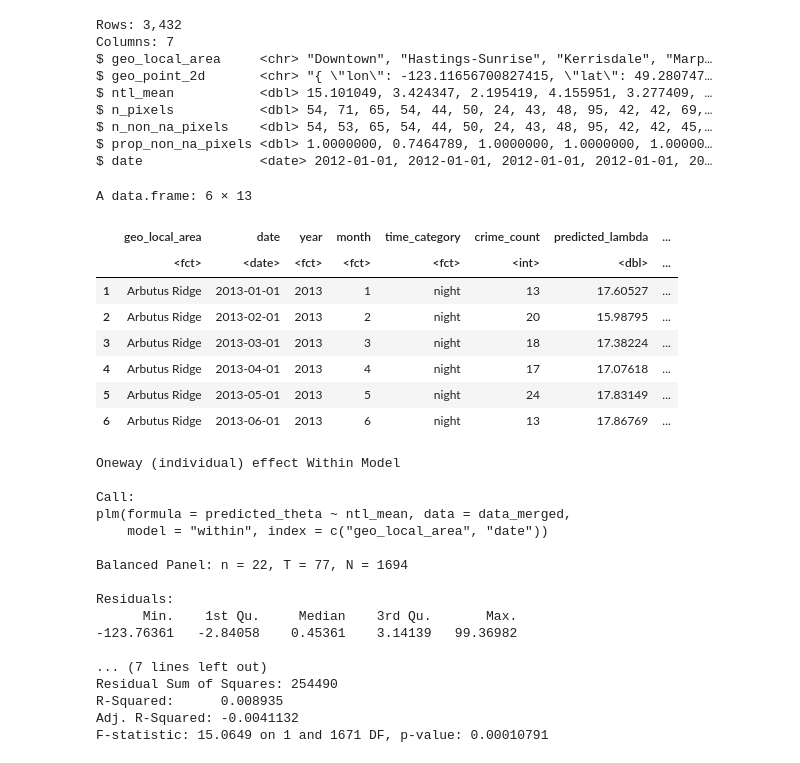
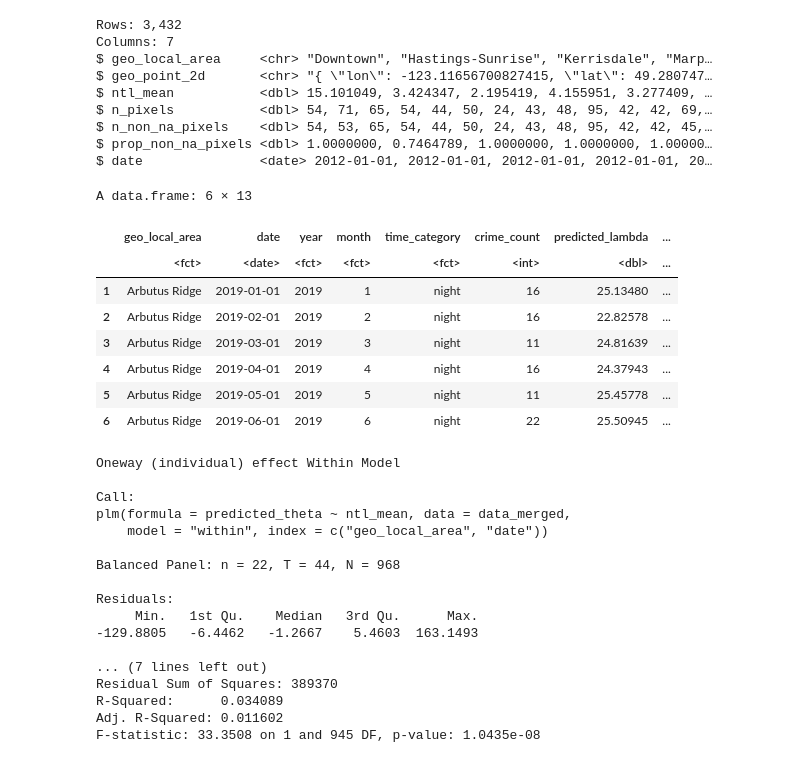
Before and after one commit to Irene-Berezin/econ_398_project, a Jupyter notebook: crime_fact.ipynb, the cells around one changed output. Cells and saved outputs as stored; diff of their text form; code cells hidden in the pictures.

```diff
--- a/crime_fact.ipynb
+++ b/crime_fact.ipynb
@@ -806,21 +806,21 @@ $ date               <date> 2012-01-01, 2012-01-01, 2012-01-01, 2012-01-01, 20
 # %%
 
 # Merge the crime summary with the NTL data (assuming NTL data's date column is in "YYYY-MM" format)
 data_merged <- merge(crime_monthly_night, ntl_data, by.x = c("geo_local_area", "date"), by.y = c("geo_local_area", "date"))|>
-    filter(2013 <= year(date) & year(date) < 2020)
+    filter(2019 <= year(date) & year(date) < 2023)
 
 # Check the merged data
 head(data_merged)
 # %% [output]
 A data.frame: 6 × 13
 |  | geo_local_area | date | year | month | time_category | crime_count | predicted_lambda | ... |
 |  | <fct> | <date> | <fct> | <fct> | <fct> | <int> | <dbl> | ... |
-| 1 | Arbutus Ridge | 2013-01-01 | 2013 | 1 | night | 13 | 17.60527 | ... |
-| 2 | Arbutus Ridge | 2013-02-01 | 2013 | 2 | night | 20 | 15.98795 | ... |
-| 3 | Arbutus Ridge | 2013-03-01 | 2013 | 3 | night | 18 | 17.38224 | ... |
-| 4 | Arbutus Ridge | 2013-04-01 | 2013 | 4 | night | 17 | 17.07618 | ... |
-| 5 | Arbutus Ridge | 2013-05-01 | 2013 | 5 | night | 24 | 17.83149 | ... |
-| 6 | Arbutus Ridge | 2013-06-01 | 2013 | 6 | night | 13 | 17.86769 | ... |
+| 1 | Arbutus Ridge | 2019-01-01 | 2019 | 1 | night | 16 | 25.13480 | ... |
+| 2 | Arbutus Ridge | 2019-02-01 | 2019 | 2 | night | 16 | 22.82578 | ... |
+| 3 | Arbutus Ridge | 2019-03-01 | 2019 | 3 | night | 11 | 24.81639 | ... |
+| 4 | Arbutus Ridge | 2019-04-01 | 2019 | 4 | night | 16 | 24.37943 | ... |
+| 5 | Arbutus Ridge | 2019-05-01 | 2019 | 5 | night | 11 | 25.45778 | ... |
+| 6 | Arbutus Ridge | 2019-06-01 | 2019 | 6 | night | 22 | 25.50945 | ... |
 # %%
 
 # Run a fixed effects panel model (linear regression with entity FE)
@@ -838,14 +838,14 @@ Call:
 plm(formula = predicted_theta ~ ntl_mean, data = data_merged,
     model = "within", index = c("geo_local_area", "date"))
 
-Balanced Panel: n = 22, T = 77, N = 1694
+Balanced Panel: n = 22, T = 44, N = 968
 
 Residuals:
-      Min.    1st Qu.     Median    3rd Qu.       Max.
--123.76361   -2.84058    0.45361    3.14139   99.36982
+     Min.   1st Qu.    Median   3rd Qu.      Max.
+-129.8805   -6.4462   -1.2667    5.4603  163.1493
 
 ... (7 lines left out)
-Residual Sum of Squares: 254490
-R-Squared:      0.008935
-Adj. R-Squared: -0.0041132
-F-statistic: 15.0649 on 1 and 1671 DF, p-value: 0.00010791
+Residual Sum of Squares: 389370
+R-Squared:      0.034089
+Adj. R-Squared: 0.011602
+F-statistic: 33.3508 on 1 and 945 DF, p-value: 1.0435e-08
```
Also changed, not shown: parts of 4 cells of this notebook.
